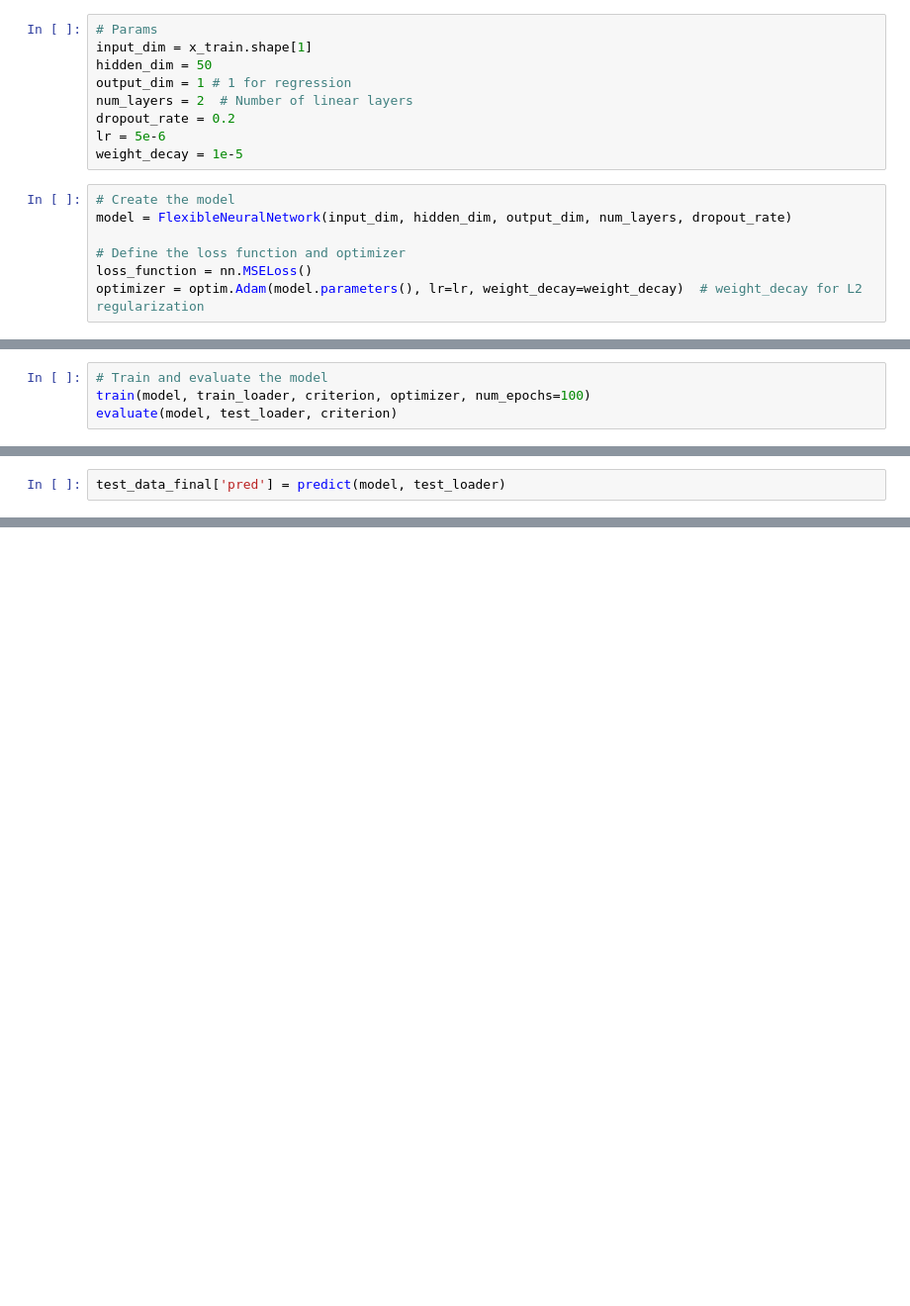
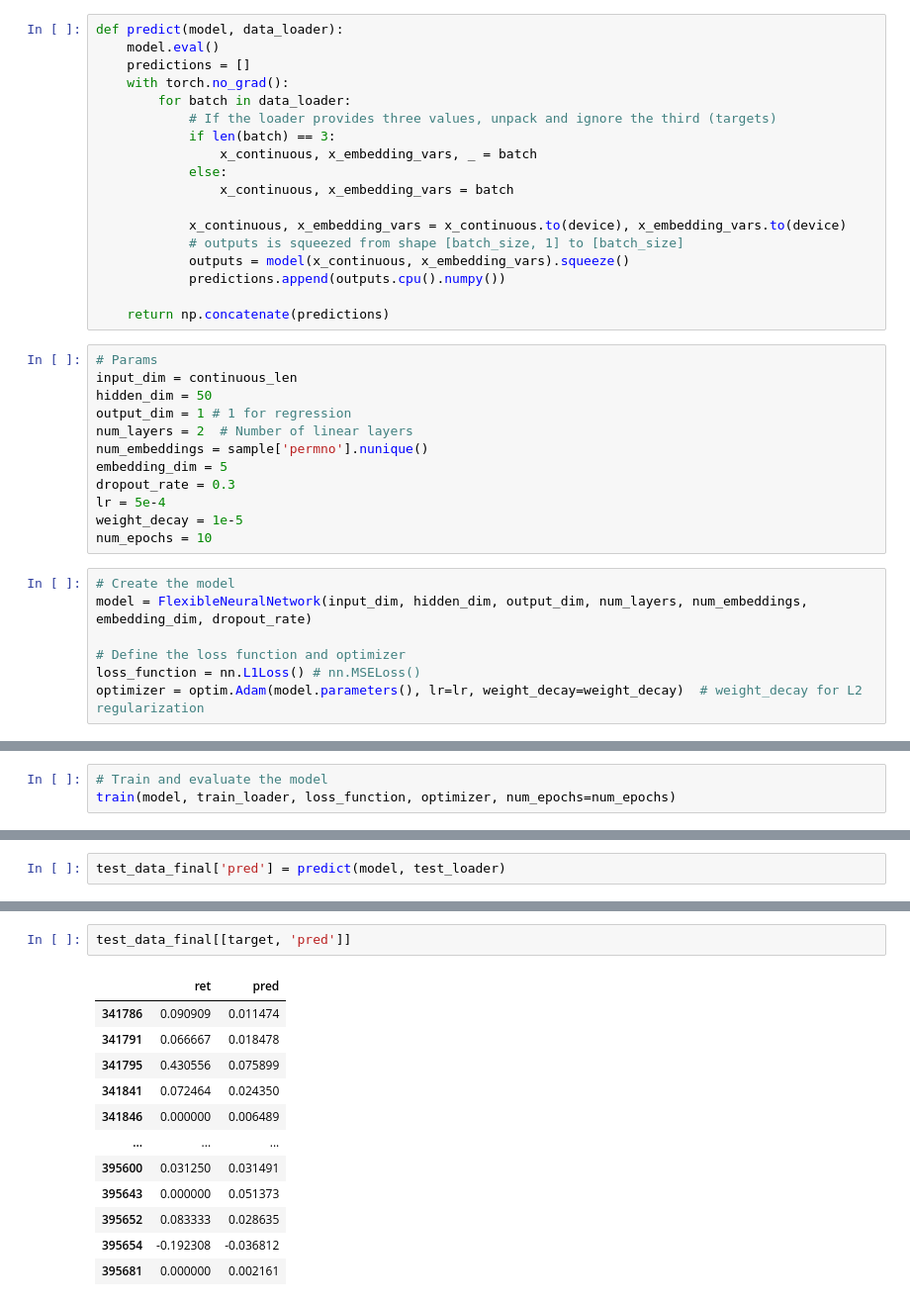
Before and after one commit to kevinidea/neural_network_stock_model, a Jupyter notebook: src/explore_data_w_NN.ipynb, the cells around one changed output, grey strips where cells are left out. Shown at 99% size. Saved outputs shown, nothing was run; the diff lists cells and outputs as text; blank space fills up the shorter version.

Commit message:
Tune the NN model and fix logical bugs

```diff
--- a/src/explore_data_w_NN.ipynb
+++ b/src/explore_data_w_NN.ipynb
@@ -557,18 +753,39 @@ def predict(model, data_loader):
+# %%
+def predict(model, data_loader):
+    model.eval()
+    predictions = []
+    with torch.no_grad():
+        for batch in data_loader:
+            # If the loader provides three values, unpack and ignore the third (targets)
+            if len(batch) == 3:
+                x_continuous, x_embedding_vars, _ = batch
+            else:
+                x_continuous, x_embedding_vars = batch
+
+            x_continuous, x_embedding_vars = x_continuous.to(device), x_embedding_vars.to(device)
+            # outputs is squeezed from shape [batch_size, 1] to [batch_size]
+            outputs = model(x_continuous, x_embedding_vars).squeeze()
+            predictions.append(outputs.cpu().numpy())
+
+    return np.concatenate(predictions)
 # %%
 # Params
-input_dim = x_train.shape[1]
+input_dim = continuous_len
 hidden_dim = 50
 output_dim = 1 # 1 for regression
 num_layers = 2  # Number of linear layers
-dropout_rate = 0.2
-lr = 5e-6
+num_embeddings = sample['permno'].nunique()
+embedding_dim = 5
+dropout_rate = 0.3
+lr = 5e-4
 weight_decay = 1e-5
+num_epochs = 10
 # %%
 # Create the model
-model = FlexibleNeuralNetwork(input_dim, hidden_dim, output_dim, num_layers, dropout_rate)
+model = FlexibleNeuralNetwork(input_dim, hidden_dim, output_dim, num_layers, num_embeddings, embedding_dim, dropout_rate)
 
 # Define the loss function and optimizer
-loss_function = nn.MSELoss()
+loss_function = nn.L1Loss() # nn.MSELoss()
 optimizer = optim.Adam(model.parameters(), lr=lr, weight_decay=weight_decay)  # weight_decay for L2 regularization
 # %%
 # Move model to the appropriate device
@@ -586,6 +804,5 @@ FlexibleNeuralNetwork(
 )
 # %%
 # Train and evaluate the model
-train(model, train_loader, criterion, optimizer, num_epochs=100)
-evaluate(model, test_loader, criterion)
+train(model, train_loader, loss_function, optimizer, num_epochs=num_epochs)
 # %% [output]
@@ -631,0 +863,15 @@ mean_absolute_error(test_data_final[target], test_data_final['pred'])
+# %%
+test_data_final[[target, 'pred']]
+# %% [output]
+|  | ret | pred |
+| 341786 | 0.090909 | 0.011474 |
+| 341791 | 0.066667 | 0.018478 |
+| 341795 | 0.430556 | 0.075899 |
+| 341841 | 0.072464 | 0.024350 |
+| 341846 | 0.000000 | 0.006489 |
+| ... | ... | ... |
+| 395600 | 0.031250 | 0.031491 |
+| 395643 | 0.000000 | 0.051373 |
+| 395652 | 0.083333 | 0.028635 |
+| 395654 | -0.192308 | -0.036812 |
+| 395681 | 0.000000 | 0.002161 |
```
Also changed, not shown: parts of 42 cells of this notebook.
